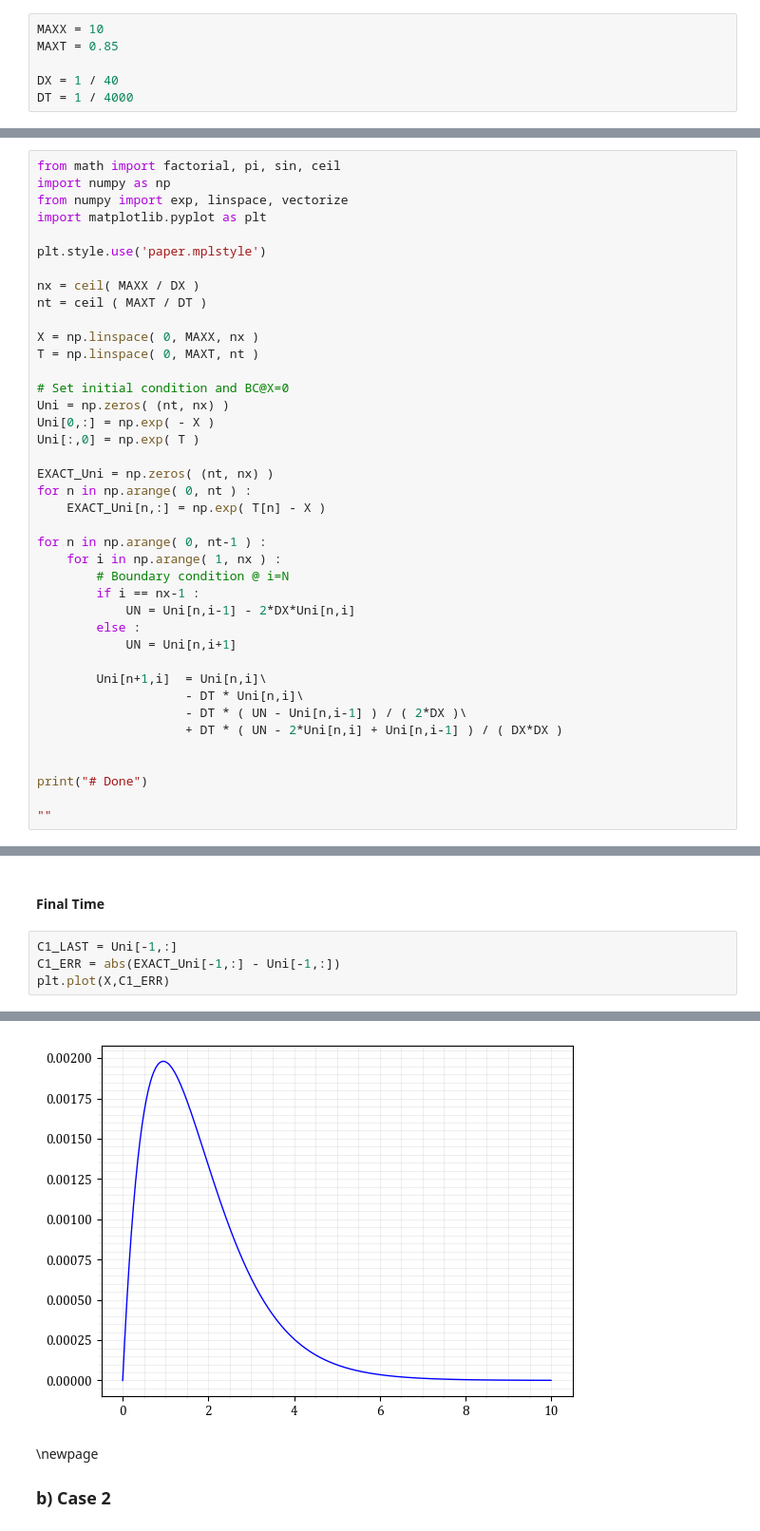
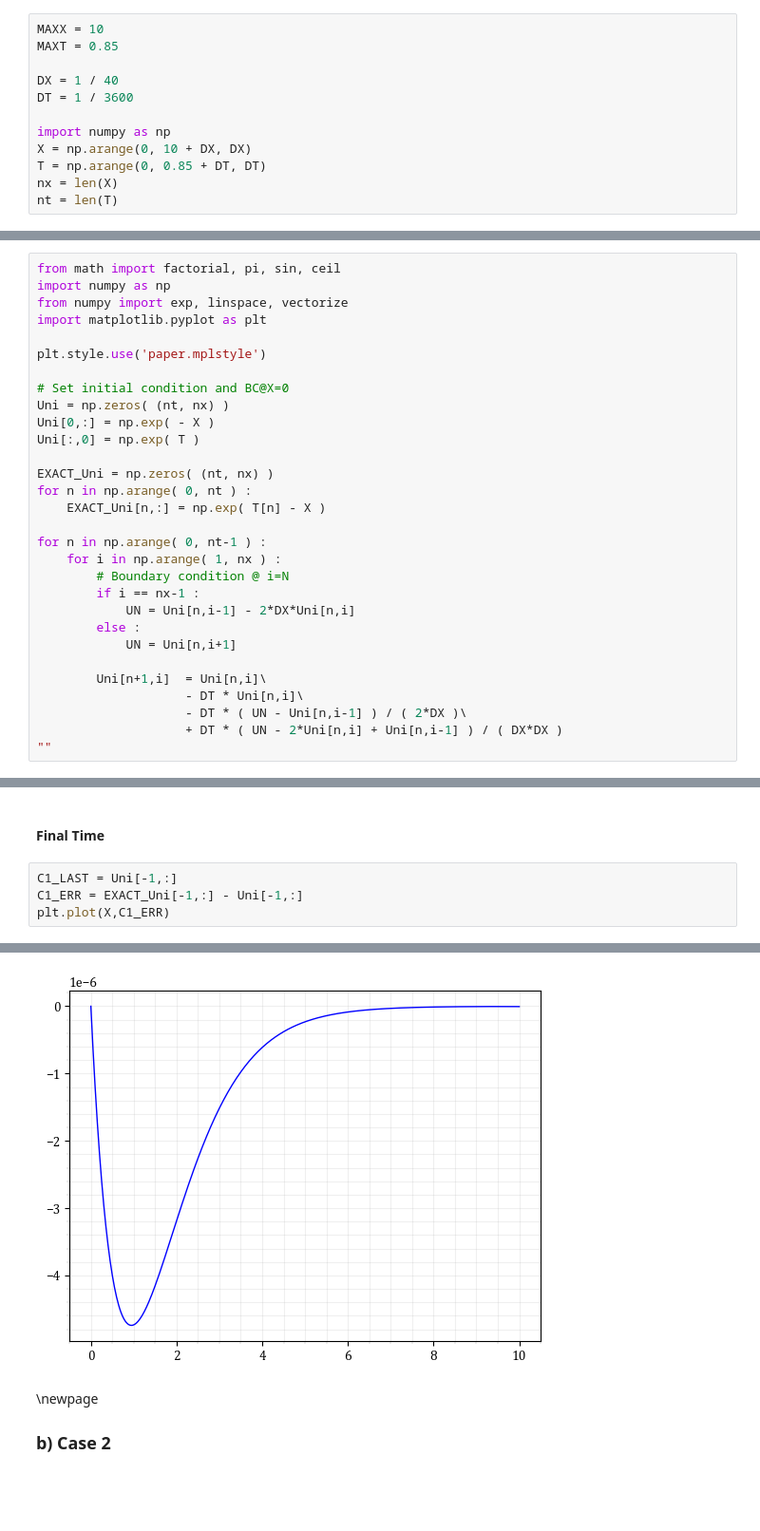
Before and after one commit to rebpoli/Doutorado, a Jupyter notebook: PGE382-NumericalMethods/CP2/CP2.ipynb, the cells around one changed output, grey strips where cells are left out. Shown: that part at 95% size. Cells and saved outputs as stored; diff of their text form; blank space fills up the shorter version.

```diff
--- a/PGE382-NumericalMethods/CP2/CP2.ipynb
+++ b/PGE382-NumericalMethods/CP2/CP2.ipynb
@@ -10,7 +10,13 @@ MAXX = 10
 MAXT = 0.85
 
 DX = 1 / 40
-DT = 1 / 4000
+DT = 1 / 3600
+
+import numpy as np
+X = np.arange(0, 10 + DX, DX)
+T = np.arange(0, 0.85 + DT, DT)
+nx = len(X)
+nt = len(T)
 # %% [markdown]
 ### a) Case 1
 # %%
@@ -20,12 +26,6 @@ from numpy import exp, linspace, vectorize
 import matplotlib.pyplot as plt
 
 plt.style.use('paper.mplstyle')
-
-nx = ceil( MAXX / DX )
-nt = ceil ( MAXT / DT )
-
-X = np.linspace( 0, MAXX, nx )
-T = np.linspace( 0, MAXT, nt )
 
 # Set initial condition and BC@X=0
 Uni = np.zeros( (nt, nx) )
@@ -48,9 +48,5 @@ for n in np.arange( 0, nt-1 ) :
                     - DT * Uni[n,i]\
                     - DT * ( UN - Uni[n,i-1] ) / ( 2*DX )\
                     + DT * ( UN - 2*Uni[n,i] + Uni[n,i-1] ) / ( DX*DX )
-
-
-print("# Done")
-
 ""
 # %% [output]
@@ -83,11 +72,11 @@ nt
 #### Final Time
 # %%
 C1_LAST = Uni[-1,:]
-C1_ERR = abs(EXACT_Uni[-1,:] - Uni[-1,:])
+C1_ERR = EXACT_Uni[-1,:] - Uni[-1,:]
 plt.plot(X,C1_ERR)
 # %% [output]
 [<matplotlib.lines.Line2D at 0x...>]
-[figure, old version]
+[figure, new version]
 # %% [markdown]
 \newpage
 ### b) Case 2
```
Also changed, not shown: parts of 7 cells of this notebook, 7 other files.
